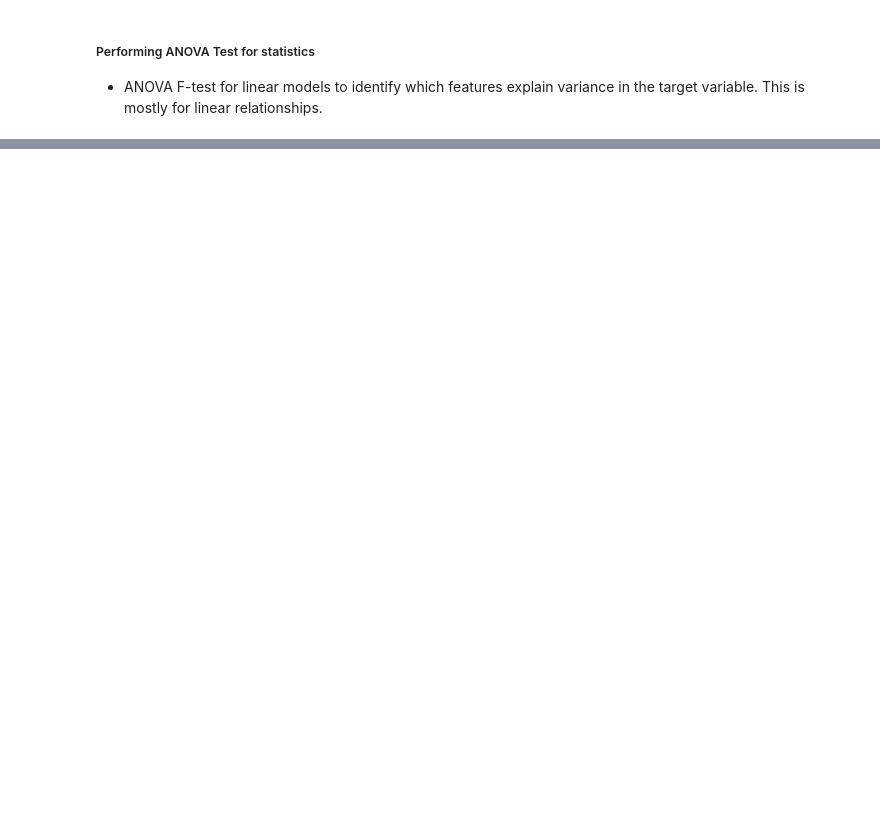
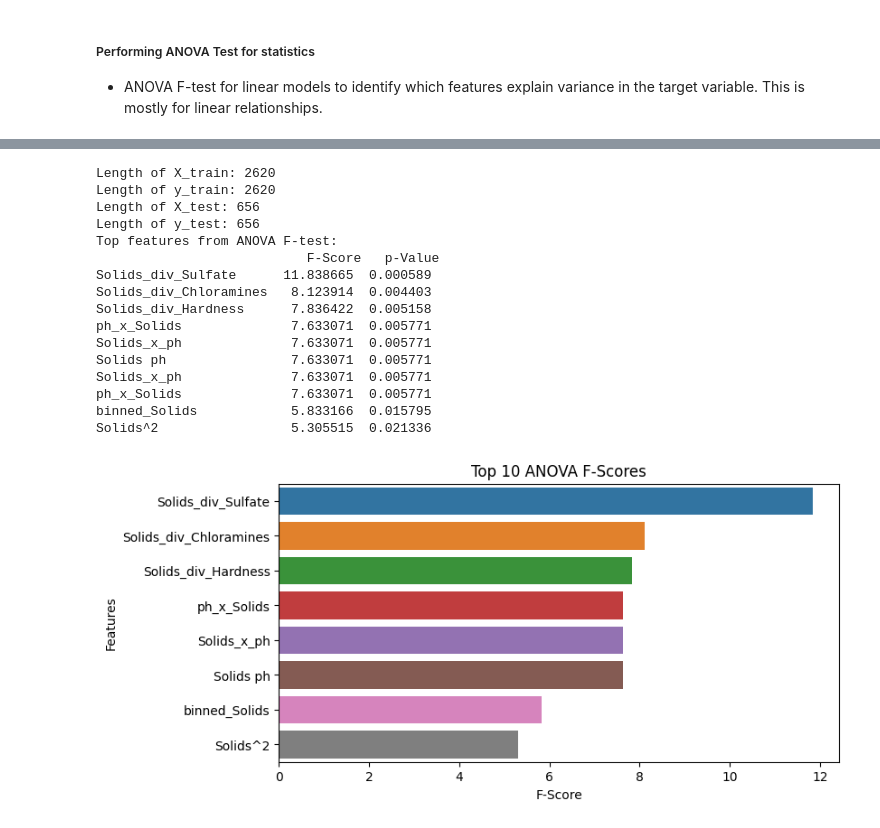
Before and after one commit to GeoSomtochukwu/WaterPotability, a Jupyter notebook: WP.ipynb, the cells around one changed output, grey strips where cells are left out. Drawn from its saved outputs; the diff is of its cells as text; code cells hidden in the pictures; blank space fills up the shorter version.

```diff
--- a/WP.ipynb
+++ b/WP.ipynb
@@ -744,0 +655,71 @@ AttributeError: 'numpy.ndarray' object has no attribute 'index'
+# %%
+import pandas as pd
+from sklearn.feature_selection import f_classif
+from sklearn.preprocessing import StandardScaler
+import matplotlib.pyplot as plt
+import seaborn as sns
+from sklearn.model_selection import train_test_split
+
+# Prepare the data
+X = WaterData.drop(columns=['Potability'])  # Drop the target variable
+y = WaterData['Potability']
+
+# Split the data into training and test sets
+X_train, X_test, y_train, y_test = train_test_split(X, y, test_size=0.2, random_state=42)
+
+# Check lengths
+print(f"Length of X_train: {len(X_train)}")
+print(f"Length of y_train: {len(y_train)}")
+print(f"Length of X_test: {len(X_test)}")
+print(f"Length of y_test: {len(y_test)}")
+
+assert len(X_train) == len(y_train), "Mismatch in training data lengths"
+assert len(X_test) == len(y_test), "Mismatch in test data lengths"
+
+# Create and fit the StandardScaler
+scaler = StandardScaler()
+X_train_scaled = scaler.fit_transform(X_train)  # Fit to training data only
+X_test_scaled = scaler.transform(X_test)  # Transform the test data
+
+# Perform ANOVA F-test
+f_scores, p_values = f_classif(X_train_scaled, y_train)
+
+# Combine into a DataFrame for readability
+anova_importance = pd.DataFrame({'F-Score': f_scores, 'p-Value': p_values}, index=X_train.columns)
+
+# Filter features with significant p-values (e.g., < 0.05)
+significant_features = anova_importance[anova_importance['p-Value'] < 0.05]
+
+# Sort and display the significant features by F-Score
+significant_features_sorted = significant_features.sort_values(by='F-Score', ascending=False)
+print("Top features from ANOVA F-test:\n", significant_features_sorted.head(10))
+
+# Reset index for plotting and rename columns
+significant_features_sorted = significant_features_sorted.head(10).reset_index().rename(columns={'index': 'Feature'})
+
+
+# Plotting Feature Importances from ANOVA F-test (Top 10)
+plt.figure(figsize=(8, 4))
+sns.barplot(x='F-Score', y='Feature', data=significant_features_sorted)
+plt.title('Top 10 ANOVA F-Scores')
+plt.xlabel('F-Score')
+plt.ylabel('Features')
+plt.show()
+# %% [output]
+Length of X_train: 2620
+Length of y_train: 2620
+Length of X_test: 656
+Length of y_test: 656
+Top features from ANOVA F-test:
+                           F-Score   p-Value
+Solids_div_Sulfate      11.838665  0.000589
+Solids_div_Chloramines   8.123914  0.004403
+Solids_div_Hardness      7.836422  0.005158
+ph_x_Solids              7.633071  0.005771
+Solids_x_ph              7.633071  0.005771
+Solids ph                7.633071  0.005771
+Solids_x_ph              7.633071  0.005771
+ph_x_Solids              7.633071  0.005771
+binned_Solids            5.833166  0.015795
+Solids^2                 5.305515  0.021336
+[figure, added]
```
Also changed, not shown: parts of 16 cells of this notebook.
